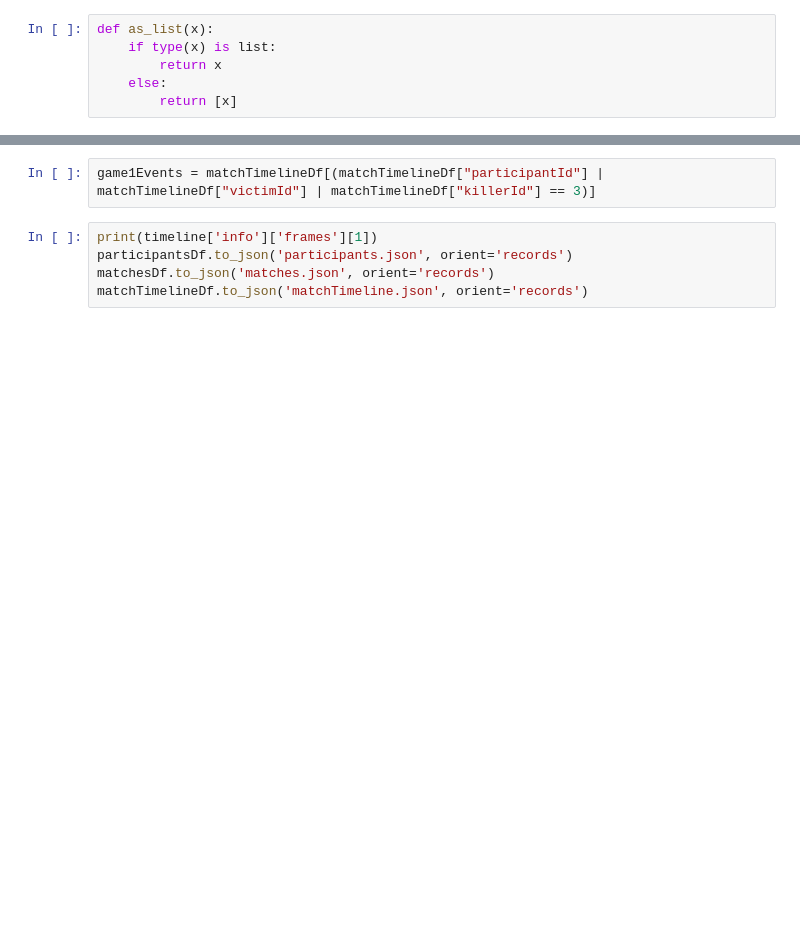
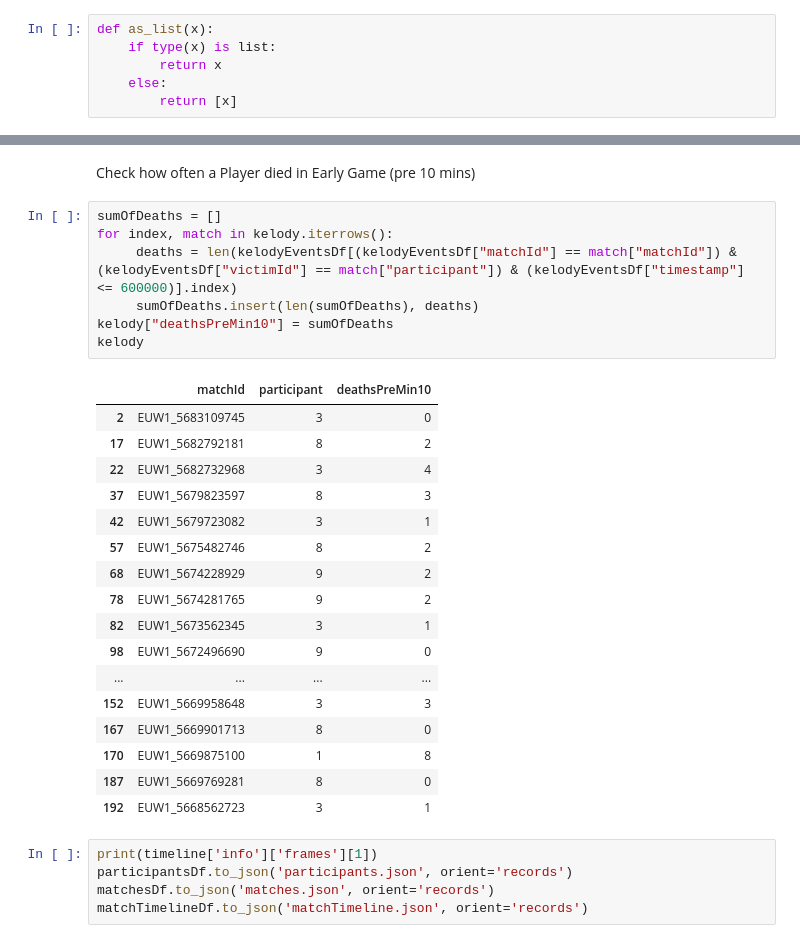
Before and after one commit to raz1x/Project_RiotAPI, a Jupyter notebook: riot.ipynb, the cells around one changed output, grey strips where cells are left out. Cells and saved outputs as stored; diff of their text form; blank space fills up the shorter version.

Commit message:
add deathcount

```diff
--- a/riot.ipynb
+++ b/riot.ipynb
@@ -173,5 +209,30 @@ kelodyEventsDf
-# %%
-game1Events = matchTimelineDf[(matchTimelineDf["participantId"] | matchTimelineDf["victimId"] | matchTimelineDf["killerId"] == 3)]
+# %% [markdown]
+Check how often a Player died in Early Game (pre 10 mins)
+# %%
+sumOfDeaths = []
+for index, match in kelody.iterrows():
+     deaths = len(kelodyEventsDf[(kelodyEventsDf["matchId"] == match["matchId"]) & (kelodyEventsDf["victimId"] == match["participant"]) & (kelodyEventsDf["timestamp"] <= 600000)].index)
+     sumOfDeaths.insert(len(sumOfDeaths), deaths)
+kelody["deathsPreMin10"] = sumOfDeaths
+kelody
+# %% [output]
+|  | matchId | participant | deathsPreMin10 |
+| 2 | EUW1_5683109745 | 3 | 0 |
+| 17 | EUW1_5682792181 | 8 | 2 |
+| 22 | EUW1_5682732968 | 3 | 4 |
+| 37 | EUW1_5679823597 | 8 | 3 |
+| 42 | EUW1_5679723082 | 3 | 1 |
+| 57 | EUW1_5675482746 | 8 | 2 |
+| 68 | EUW1_5674228929 | 9 | 2 |
+| 78 | EUW1_5674281765 | 9 | 2 |
+| 82 | EUW1_5673562345 | 3 | 1 |
+| 98 | EUW1_5672496690 | 9 | 0 |
+| ... | ... | ... | ... |
+| 152 | EUW1_5669958648 | 3 | 3 |
+| 167 | EUW1_5669901713 | 8 | 0 |
+| 170 | EUW1_5669875100 | 1 | 8 |
+| 187 | EUW1_5669769281 | 8 | 0 |
+| 192 | EUW1_5668562723 | 3 | 1 |
 # %%
 print(timeline['info']['frames'][1])
 participantsDf.to_json('participants.json', orient='records')
```
Also changed, not shown: parts of 5 cells of this notebook.
